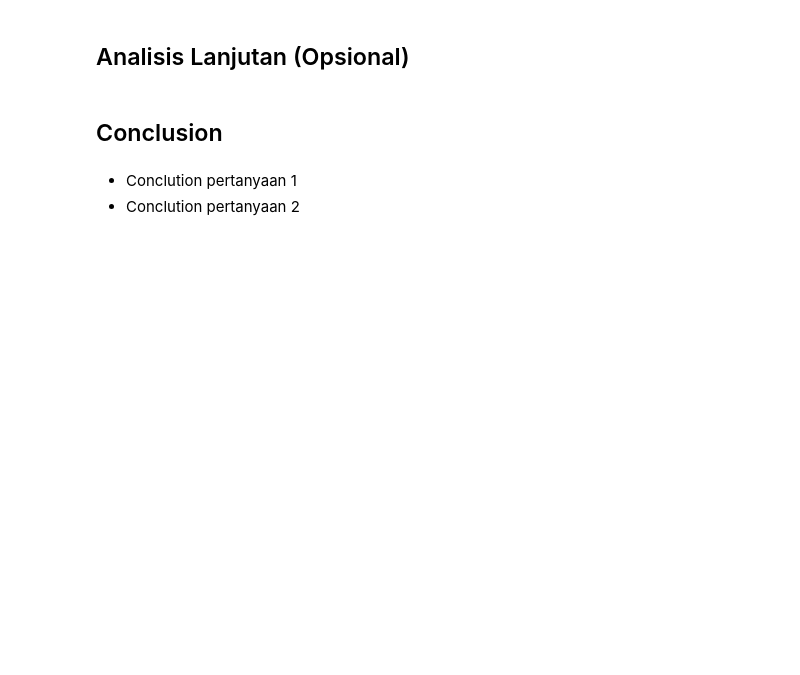
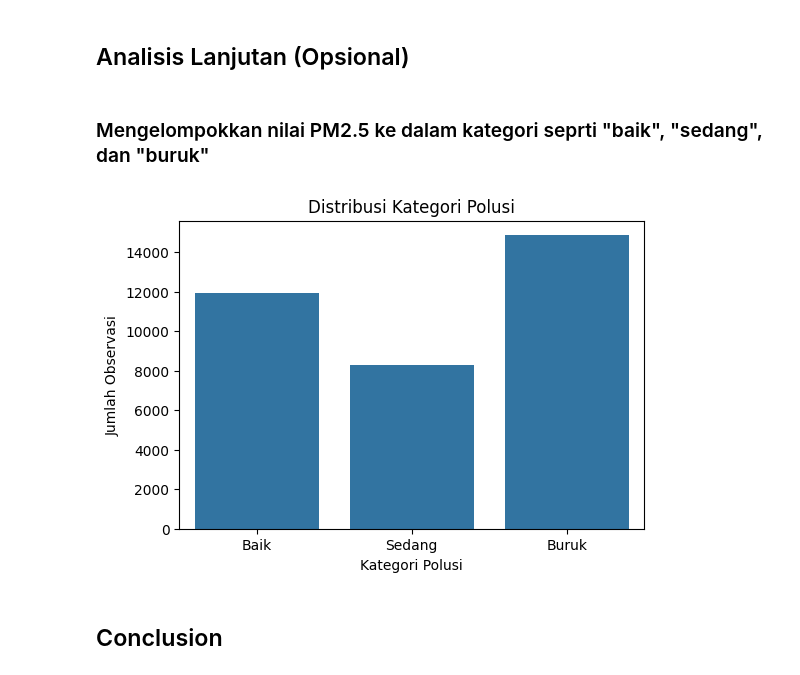
Before and after one commit to KyzutoGH/Proyek-Akhir-Dicoding---Belajar-Analisis-Data-dengan-Python, a Jupyter notebook: notebook.ipynb, the cells around one changed output. Drawn from its saved outputs; the diff is of its cells as text; code cells hidden in the pictures; blank space fills up the shorter version.

```diff
--- a/notebook.ipynb
+++ b/notebook.ipynb
@@ -177,8 +177,21 @@ plt.show()
     - Faktor meteorologi yang paling memengaruhi PM2.5 adalah [sebutkan variabel dengan nilai korelasi tertinggi atau terendah].
 # %% [markdown]
 ## Analisis Lanjutan (Opsional)
+# %% [markdown]
+### Mengelompokkan nilai PM2.5 ke dalam kategori seprti "baik", "sedang", dan "buruk"
+# %%
+bins = [0, 35, 75, data['PM2.5'].max()]
+labels = ['Baik', 'Sedang', 'Buruk']
+data['kategori_polusi'] = pd.cut(data['PM2.5'], bins=bins, labels=labels)
+
+# Visualisasi distribusi kategori
+plt.figure(figsize=(6,4))
+sns.countplot(x='kategori_polusi', data=data)
+plt.title("Distribusi Kategori Polusi")
+plt.xlabel("Kategori Polusi")
+plt.ylabel("Jumlah Observasi")
+plt.show()
+# %% [output]
+[figure, added]
 # %% [markdown]
 ## Conclusion
-# %% [markdown]
-- Conclution pertanyaan 1
-- Conclution pertanyaan 2
```
Also changed, not shown: parts of 1 cell of this notebook.
